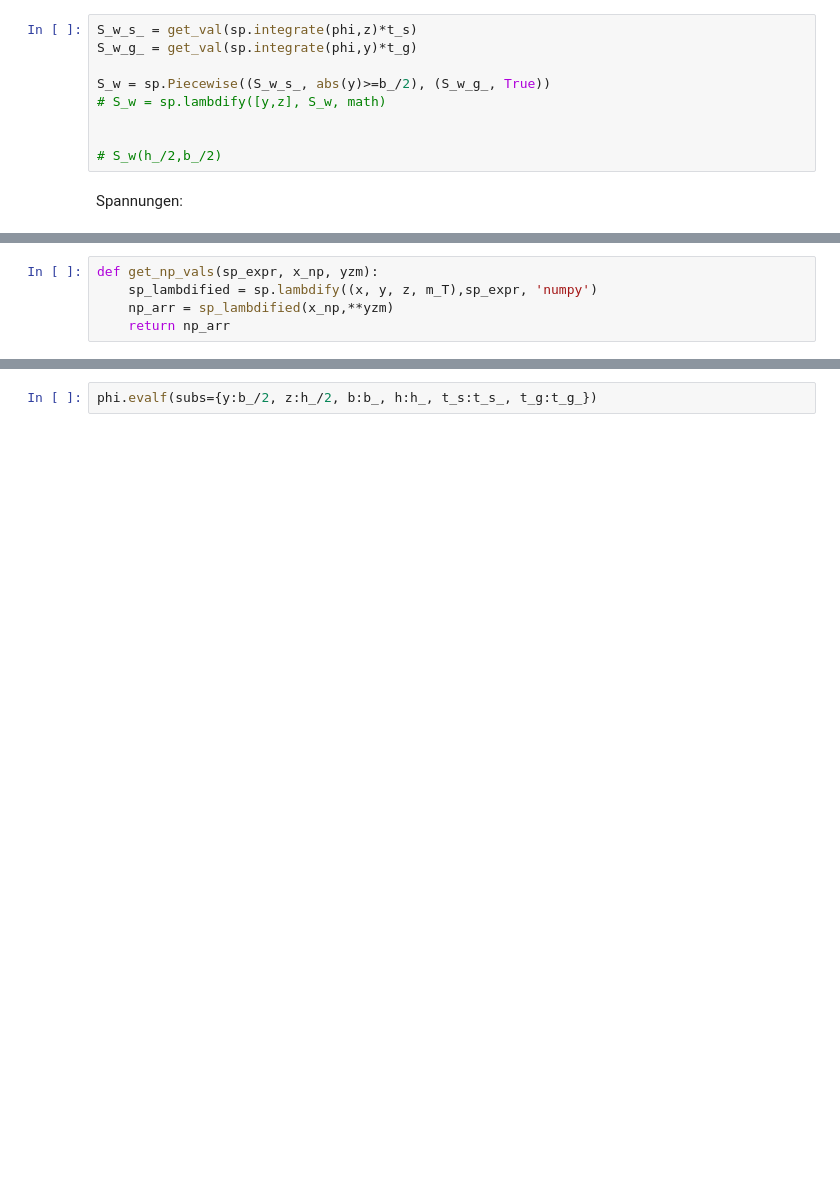
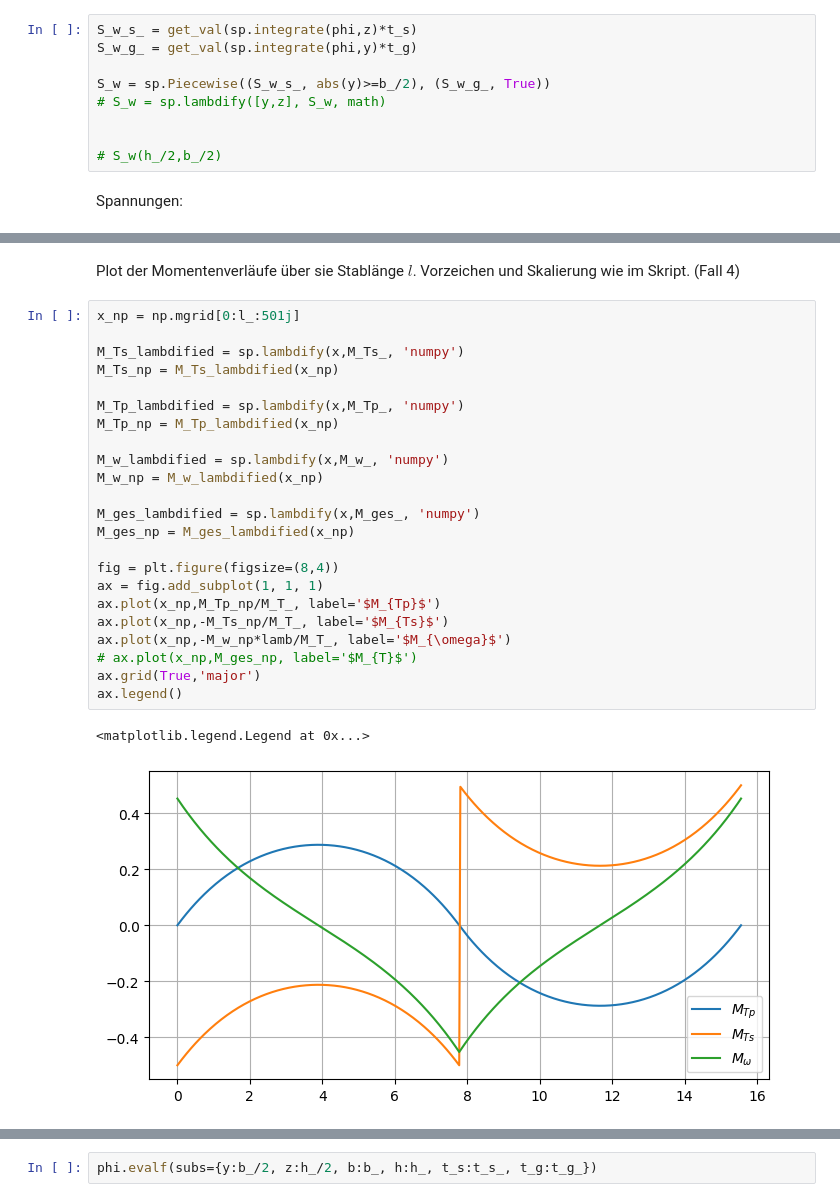
Before and after one commit to StatikMax/Woelbkrafttorsion, a Jupyter notebook: Torsion_1.ipynb, the cells around one changed output, grey strips where cells are left out. Saved outputs shown, nothing was run; the diff lists cells and outputs as text; blank space fills up the shorter version.

```diff
--- a/Torsion_1.ipynb
+++ b/Torsion_1.ipynb
@@ -219,6 +214,29 @@ $\displaystyle \sigma_{w(X=0L)} = 1.13023146532527 \cdot 10^{-6}$
-# %%
-def get_np_vals(sp_expr, x_np, yzm):
-    sp_lambdified = sp.lambdify((x, y, z, m_T),sp_expr, 'numpy')
-    np_arr = sp_lambdified(x_np,**yzm)
-    return np_arr
+# %% [markdown]
+Plot der Momentenverläufe über sie Stablänge $l$. Vorzeichen und Skalierung wie im Skript. (Fall 4)
+# %%
+x_np = np.mgrid[0:l_:501j]
+
+M_Ts_lambdified = sp.lambdify(x,M_Ts_, 'numpy')
+M_Ts_np = M_Ts_lambdified(x_np)
+
+M_Tp_lambdified = sp.lambdify(x,M_Tp_, 'numpy')
+M_Tp_np = M_Tp_lambdified(x_np)
+
+M_w_lambdified = sp.lambdify(x,M_w_, 'numpy')
+M_w_np = M_w_lambdified(x_np)
+
+M_ges_lambdified = sp.lambdify(x,M_ges_, 'numpy')
+M_ges_np = M_ges_lambdified(x_np)
+
+fig = plt.figure(figsize=(8,4))
+ax = fig.add_subplot(1, 1, 1)
+ax.plot(x_np,M_Tp_np/M_T_, label='$M_{Tp}$')
+ax.plot(x_np,-M_Ts_np/M_T_, label='$M_{Ts}$')
+ax.plot(x_np,-M_w_np*lamb/M_T_, label='$M_{\omega}$')
+# ax.plot(x_np,M_ges_np, label='$M_{T}$')
+ax.grid(True,'major')
+ax.legend()
+# %% [output]
+<matplotlib.legend.Legend at 0x...>
+[figure, added]
 # %% [markdown]
```
Also changed, not shown: parts of 14 cells of this notebook, 1 other file.
